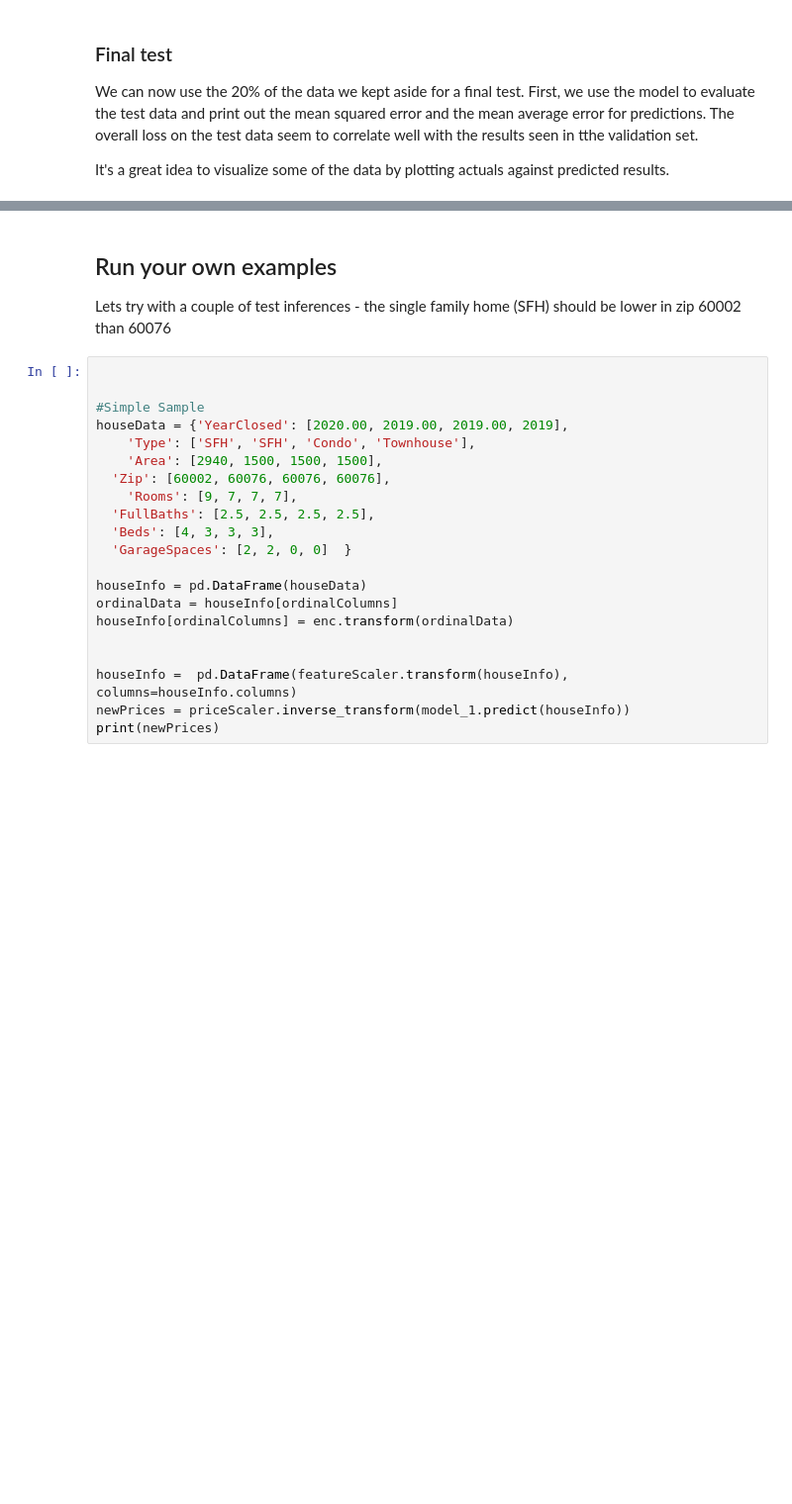
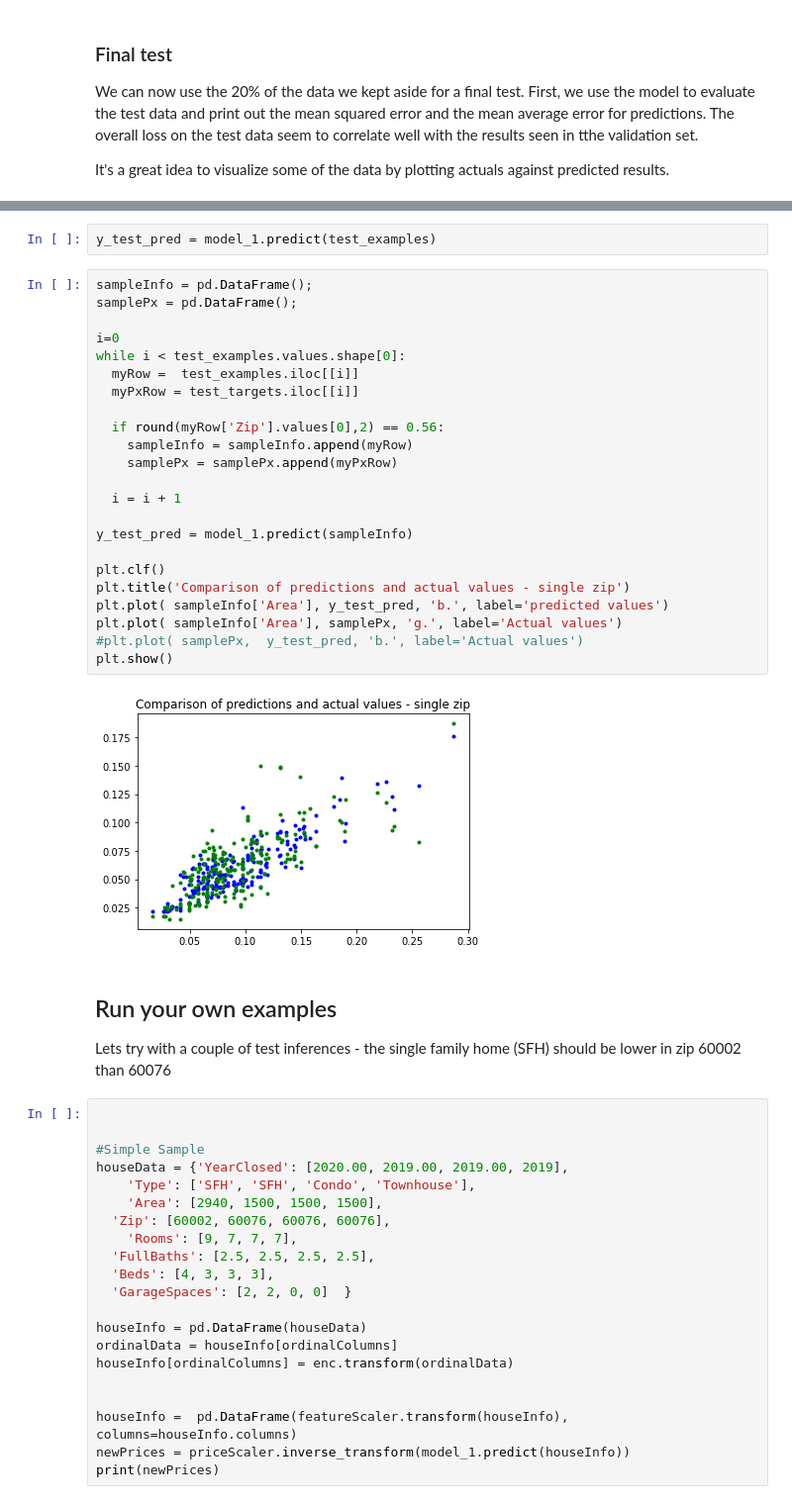
Before and after one commit to junwin/colab, a Jupyter notebook: house_price_prediction.ipynb, the cells around one changed output, grey strips where cells are left out. Shown at 99% size. Saved outputs shown, nothing was run; the diff lists cells and outputs as text; blank space fills up the shorter version.

```diff
--- a/house_price_prediction.ipynb
+++ b/house_price_prediction.ipynb
@@ -212,3 +256,30 @@ mean squared error: 0.0012842245632782578  mean average error: 0.021086912602186
+# %%
+y_test_pred = model_1.predict(test_examples)
+# %%
+sampleInfo = pd.DataFrame();
+samplePx = pd.DataFrame();
+
+i=0
+while i < test_examples.values.shape[0]:
+  myRow =  test_examples.iloc[[i]]
+  myPxRow = test_targets.iloc[[i]]
+
+  if round(myRow['Zip'].values[0],2) == 0.56:
+    sampleInfo = sampleInfo.append(myRow)
+    samplePx = samplePx.append(myPxRow)
+
+  i = i + 1
+
+y_test_pred = model_1.predict(sampleInfo)
+
+plt.clf()
+plt.title('Comparison of predictions and actual values - single zip')
+plt.plot( sampleInfo['Area'], y_test_pred, 'b.', label='predicted values')
+plt.plot( sampleInfo['Area'], samplePx, 'g.', label='Actual values')
+#plt.plot( samplePx,  y_test_pred, 'b.', label='Actual values')
+plt.show()
+# %% [output]
+[figure, added]
 # %% [markdown]
 ## Run your own examples
 Lets try with a couple of test inferences  - the single family home (SFH) should be lower in zip 60002 than 60076
```
Also changed, not shown: parts of 9 cells of this notebook.
